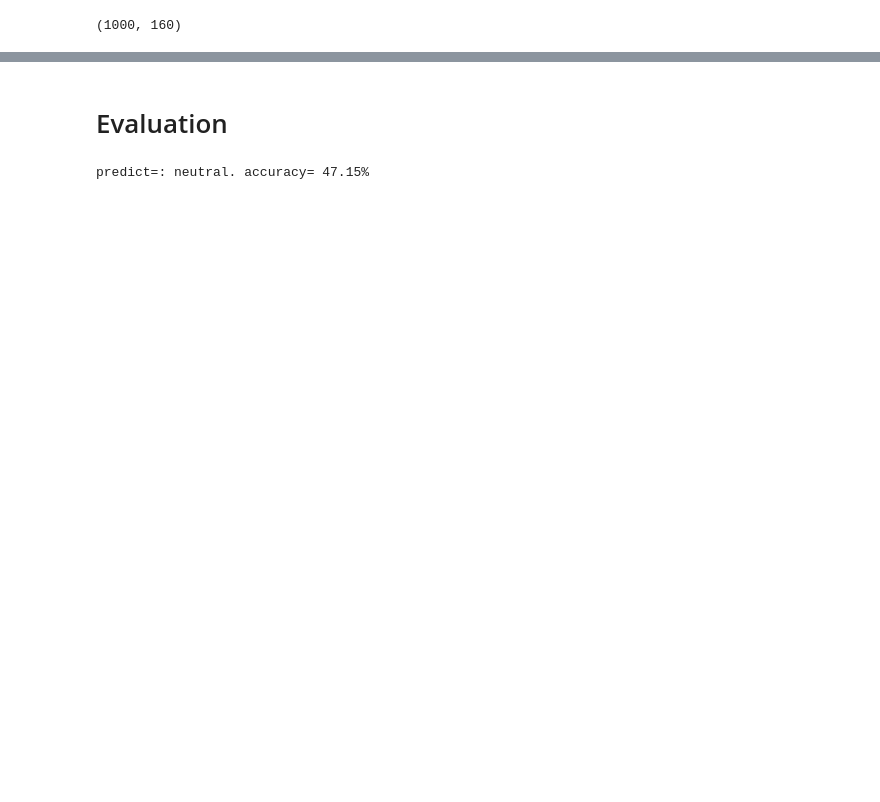
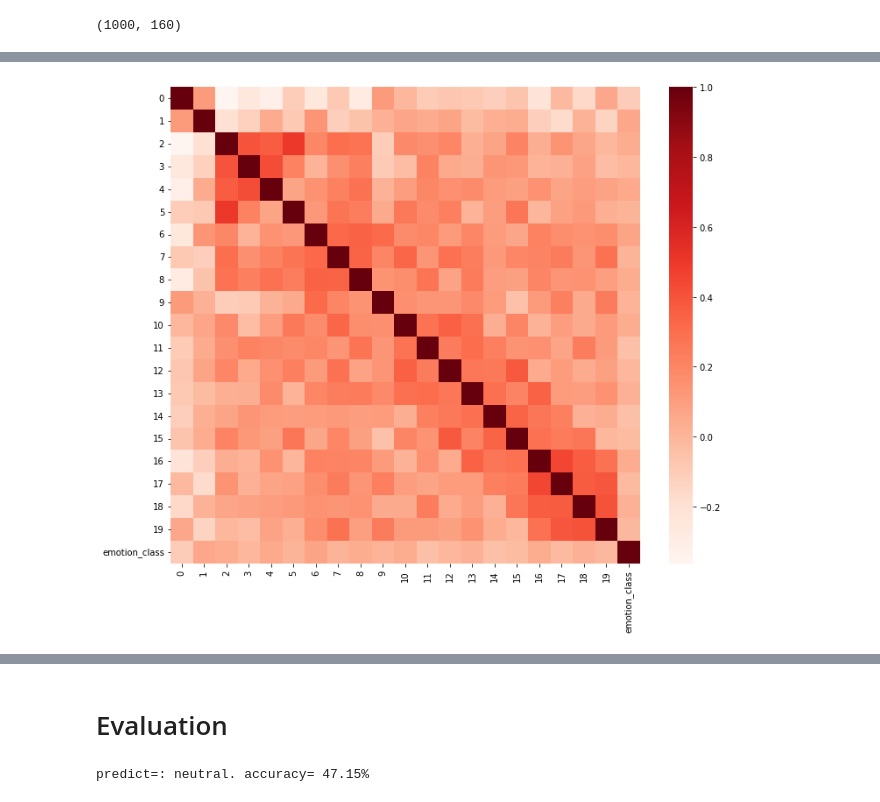
Before and after one commit to ryanjmccall/sb_ml_eng_capstone, a Jupyter notebook: capstone/poc/MELD_POC.ipynb, the cells around one changed output, grey strips where cells are left out. Cells and saved outputs as stored; diff of their text form; code cells hidden in the pictures; blank space fills up the shorter version.

```diff
--- a/capstone/poc/MELD_POC.ipynb
+++ b/capstone/poc/MELD_POC.ipynb
@@ -884,0 +917,6 @@ for c in range(2, 21, 2):
+# %%
+plt.figure(figsize=(12,10))
+sns.heatmap(mfcc_corr, cmap=plt.cm.Reds)
+plt.show()
+# %% [output]
+[figure, added]
```
Also changed, not shown: parts of 50 cells of this notebook.
